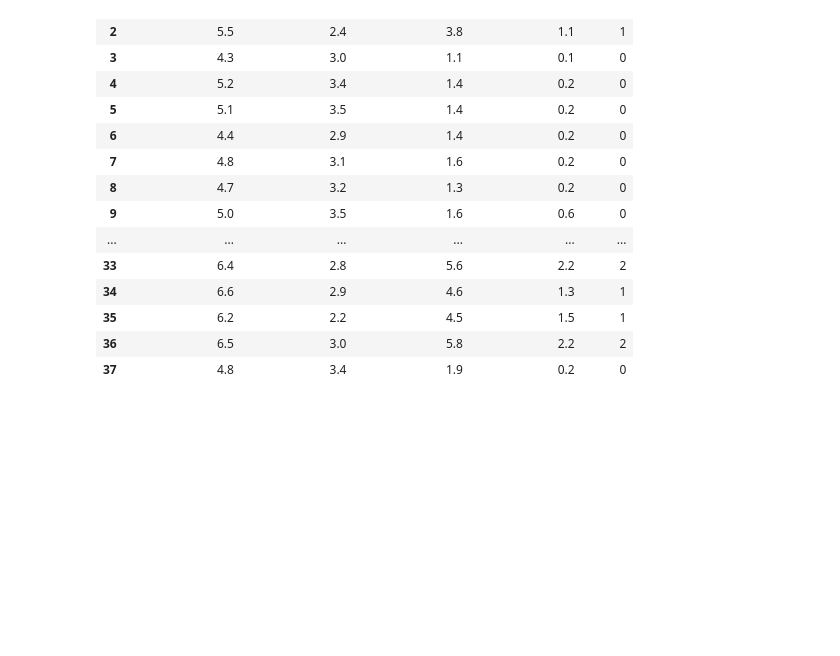
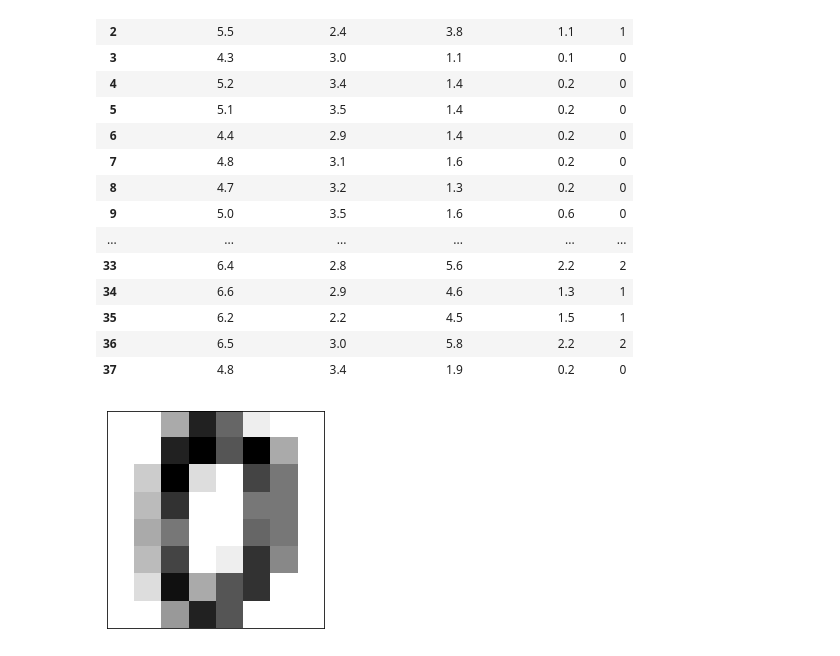
Before and after one commit to STNox/Python-flask, a Jupyter notebook: Python-flask/04. Machine Learning/test.ipynb, the cells around one changed output. Drawn from its saved outputs; the diff is of its cells as text; code cells hidden in the pictures; blank space fills up the shorter version.

```diff
--- a/Python-flask/04. Machine Learning/test.ipynb
+++ b/Python-flask/04. Machine Learning/test.ipynb
@@ -94,3 +94,17 @@ df
 | 35 | 6.2 | 2.2 | 4.5 | 1.5 | 1 |
 | 36 | 6.5 | 3.0 | 5.8 | 2.2 | 2 |
 | 37 | 4.8 | 3.4 | 1.9 | 0.2 | 0 |
+# %%
+import pandas as pd
+from sklearn.datasets import load_digits
+digit = load_digits()
+df = pd.DataFrame(digit.data, columns=digit.feature_names)
+df['target'] = digit.target
+df.to_csv('./static/data/digit.csv')
+# %%
+import matplotlib.pyplot as plt
+plt.imshow(digit['images'][0], cmap=plt.cm.binary, interpolation='nearest')
+plt.xticks([]); plt.yticks([])
+plt.show()
+# %% [output]
+[figure, added]
```
Also changed, not shown: parts of 2 cells of this notebook, 10 other files.
